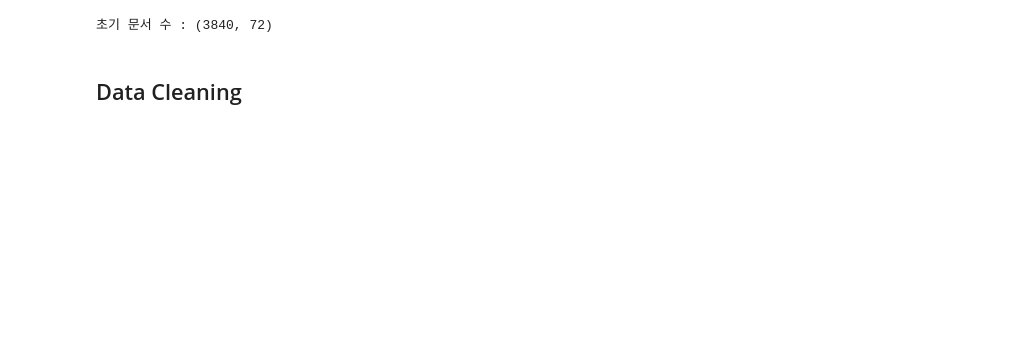
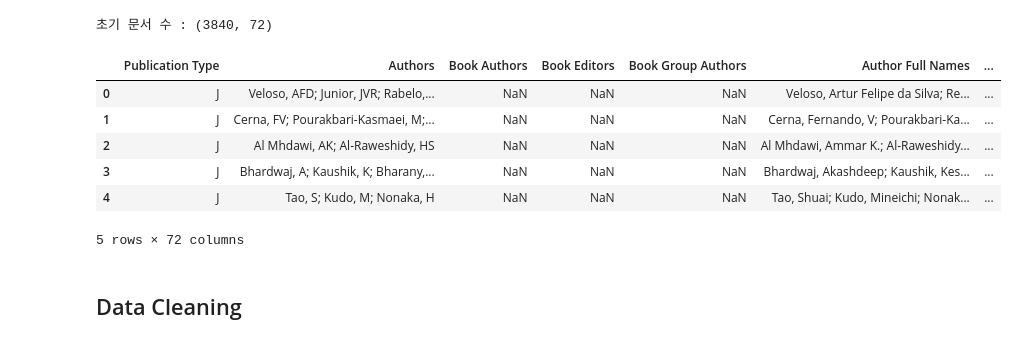
Before and after one commit to Geunhyeong-Han/shs-literature-text-mining, a Jupyter notebook: main.ipynb, the cells around one changed output. Drawn from its saved outputs; the diff is of its cells as text; code cells hidden in the pictures; blank space fills up the shorter version.

```diff
--- a/main.ipynb
+++ b/main.ipynb
@@ -78,6 +88,17 @@ ori_df = pd.read_csv("/content/drive/MyDrive/Colab Notebooks/Smart_Home_Service/
 print("초기 문서 수 :", ori_df.shape)
 # %% [output]
 초기 문서 수 : (3840, 72)
+# %%
+# data overview
+ori_df.head()
+# %% [output]
+|  | Publication Type | Authors | Book Authors | Book Editors | Book Group Authors | Author Full Names | ... |
+| 0 | J | Veloso, AFD; Junior, JVR; Rabelo,... | NaN | NaN | NaN | Veloso, Artur Felipe da Silva; Re... | ... |
+| 1 | J | Cerna, FV; Pourakbari-Kasmaei, M;... | NaN | NaN | NaN | Cerna, Fernando, V; Pourakbari-Ka... | ... |
+| 2 | J | Al Mhdawi, AK; Al-Raweshidy, HS | NaN | NaN | NaN | Al Mhdawi, Ammar K.; Al-Raweshidy... | ... |
+| 3 | J | Bhardwaj, A; Kaushik, K; Bharany,... | NaN | NaN | NaN | Bhardwaj, Akashdeep; Kaushik, Kes... | ... |
+| 4 | J | Tao, S; Kudo, M; Nonaka, H | NaN | NaN | NaN | Tao, Shuai; Kudo, Mineichi; Nonak... | ... |
+5 rows × 72 columns
 # %% [markdown]
 ## Data Cleaning
 # %%
```
Also changed, not shown: parts of 11 cells of this notebook.
